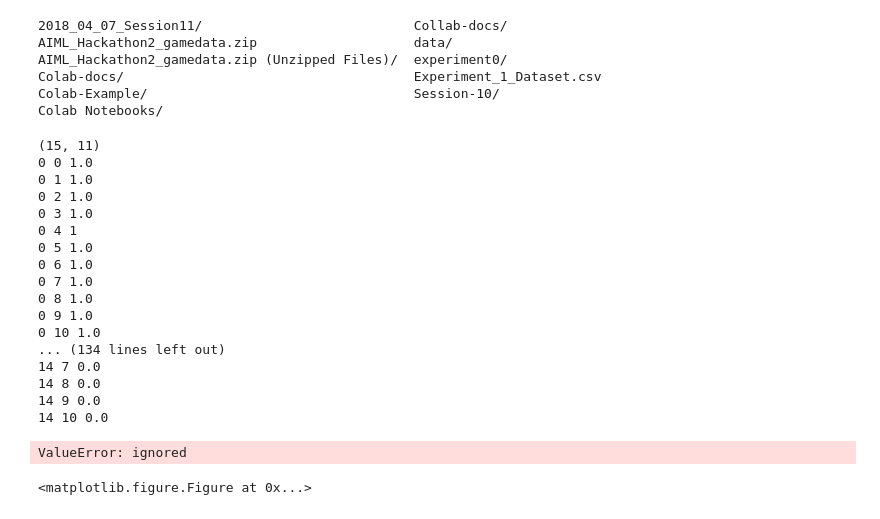
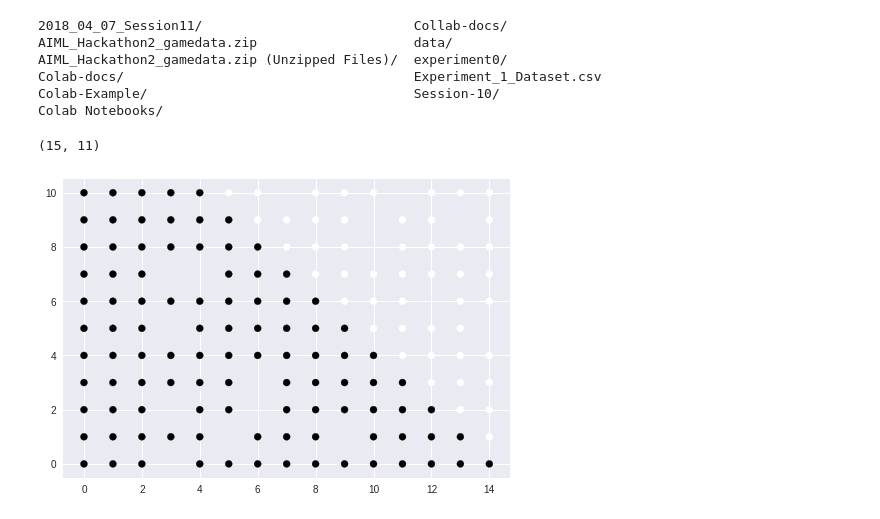
Before and after one commit to pginnaram/ML, a Jupyter notebook: experiment_1.ipynb, the cells around one changed output. Saved outputs shown, nothing was run; the diff lists cells and outputs as text; code cells hidden in the pictures.

```diff
--- a/experiment_1.ipynb
+++ b/experiment_1.ipynb
@@ -126,41 +126,25 @@ Colab Notebooks/
 # %%
 df = pd.read_csv('./Experiment_1_Dataset.csv', header=None )
 import math
 print(df.shape)
 rows = df.shape[0]
 columns = df.shape[1]
 X1 = []
 X2 = []
 Y = []
 
 z =0
 for i in range(rows):
   for j in range(columns):
     val = df.loc[i,j]
     if (math.isnan(val) == False) :
       Y.append(int(val))
       X1.append(i)
       X2.append(j)
-      print(i, j, val)
-plt.plot(X1, X2, c=Y)
+      #print(i, j, val)
+plt.figure()
+plt.scatter(X1, X2, c=Y)
 plt.show()
 # %% [output]
 (15, 11)
-0 0 1.0
-0 1 1.0
-0 2 1.0
-0 3 1.0
-0 4 1
-0 5 1.0
-0 6 1.0
-0 7 1.0
-0 8 1.0
-0 9 1.0
-0 10 1.0
-... (134 lines left out)
-14 7 0.0
-14 8 0.0
-14 9 0.0
-14 10 0.0
-ValueError: ignored
-<matplotlib.figure.Figure at 0x...>
+[figure, added]
```
